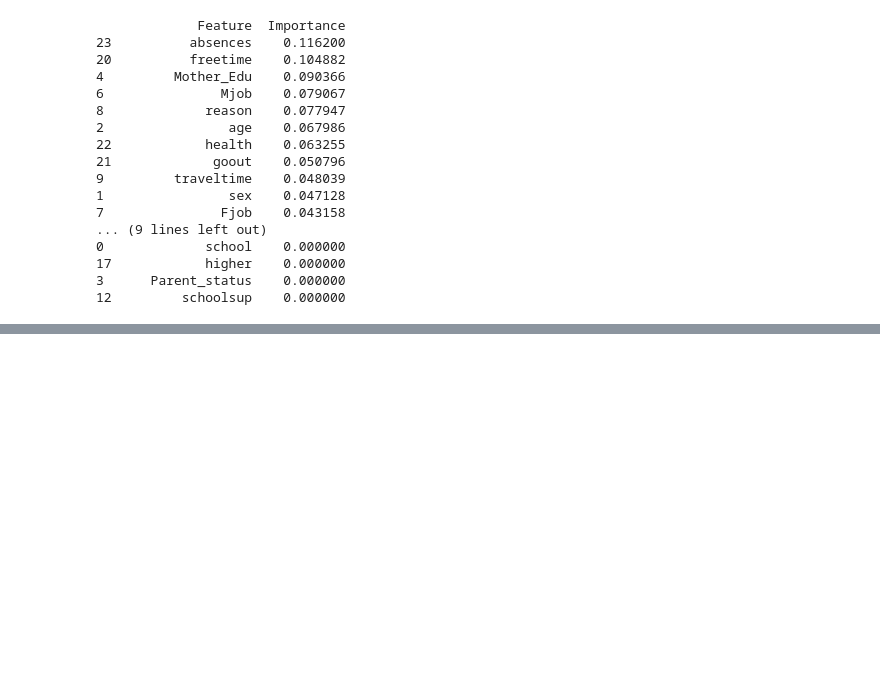
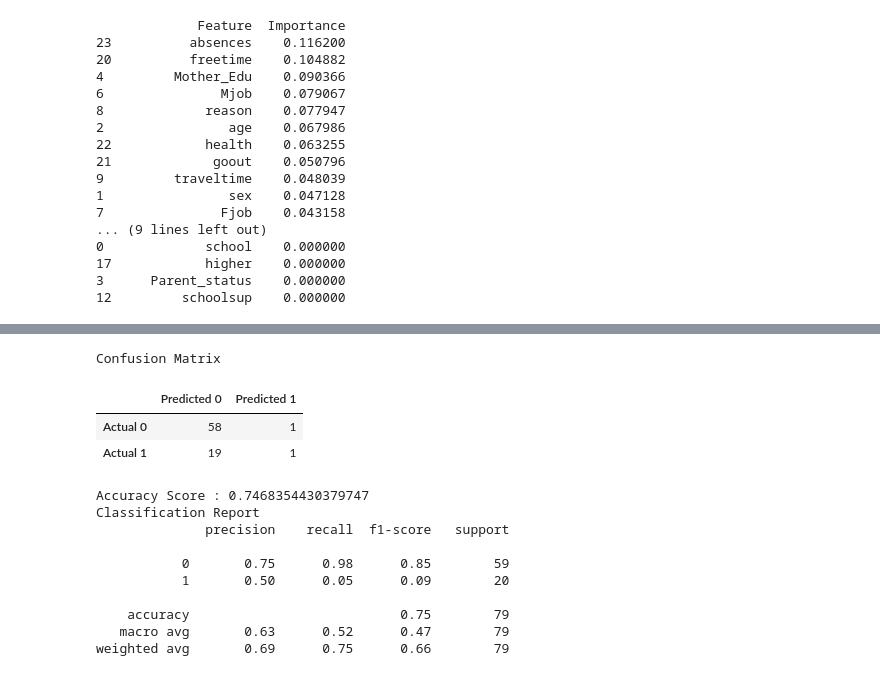
Before and after one commit to lilianaperezdiaz/student_predictor, a Jupyter notebook: DecisionTree_Seth_Talibah.ipynb, the cells around one changed output, grey strips where cells are left out. Saved outputs shown, nothing was run; the diff lists cells and outputs as text; code cells hidden in the pictures; blank space fills up the shorter version.

```diff
--- a/DecisionTree_Seth_Talibah.ipynb
+++ b/DecisionTree_Seth_Talibah.ipynb
@@ -85,0 +172,34 @@ print(feature_importance)
+# %%
+# Making predictions using the testing data
+randomforest_predictions = rf_model.predict(X_test_scaled)
+# %%
+# Calculating the confusion matrix
+cm = confusion_matrix(y_test, randomforest_predictions)
+cm_df = pd.DataFrame(
+    cm, index=["Actual 0", "Actual 1"], columns=["Predicted 0", "Predicted 1"]
+)
+
+# Calculating the accuracy score
+acc_score = accuracy_score(y_test, randomforest_predictions)
+# %%
+# Displaying results
+print("Confusion Matrix")
+display(cm_df)
+print(f"Accuracy Score : {acc_score}")
+print("Classification Report")
+print(classification_report(y_test, randomforest_predictions))
+# %% [output]
+Confusion Matrix
+|  | Predicted 0 | Predicted 1 |
+| Actual 0 | 58 | 1 |
+| Actual 1 | 19 | 1 |
+Accuracy Score : 0.7468354430379747
+Classification Report
+              precision    recall  f1-score   support
+
+           0       0.75      0.98      0.85        59
+           1       0.50      0.05      0.09        20
+
+    accuracy                           0.75        79
+   macro avg       0.63      0.52      0.47        79
+weighted avg       0.69      0.75      0.66        79
```
Also changed, not shown: parts of 26 cells of this notebook, 3 other files.
